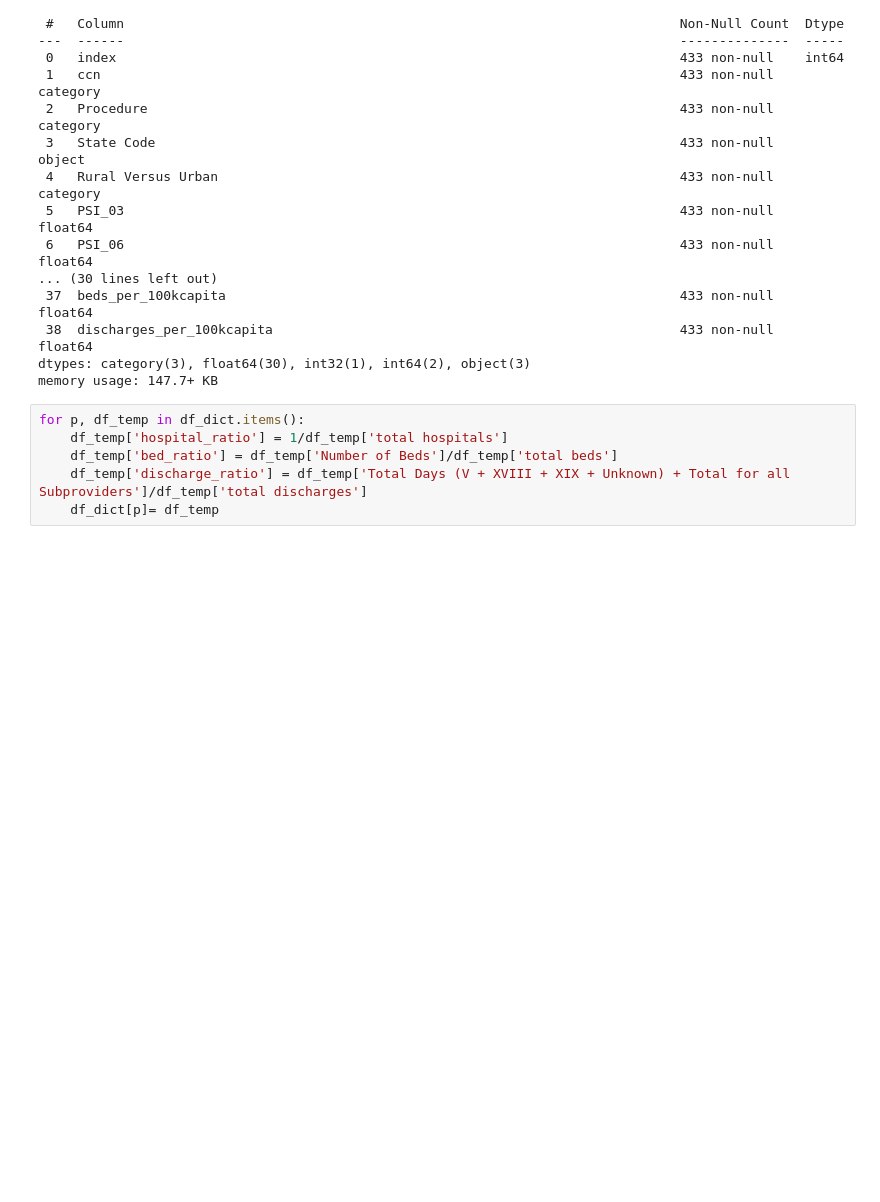
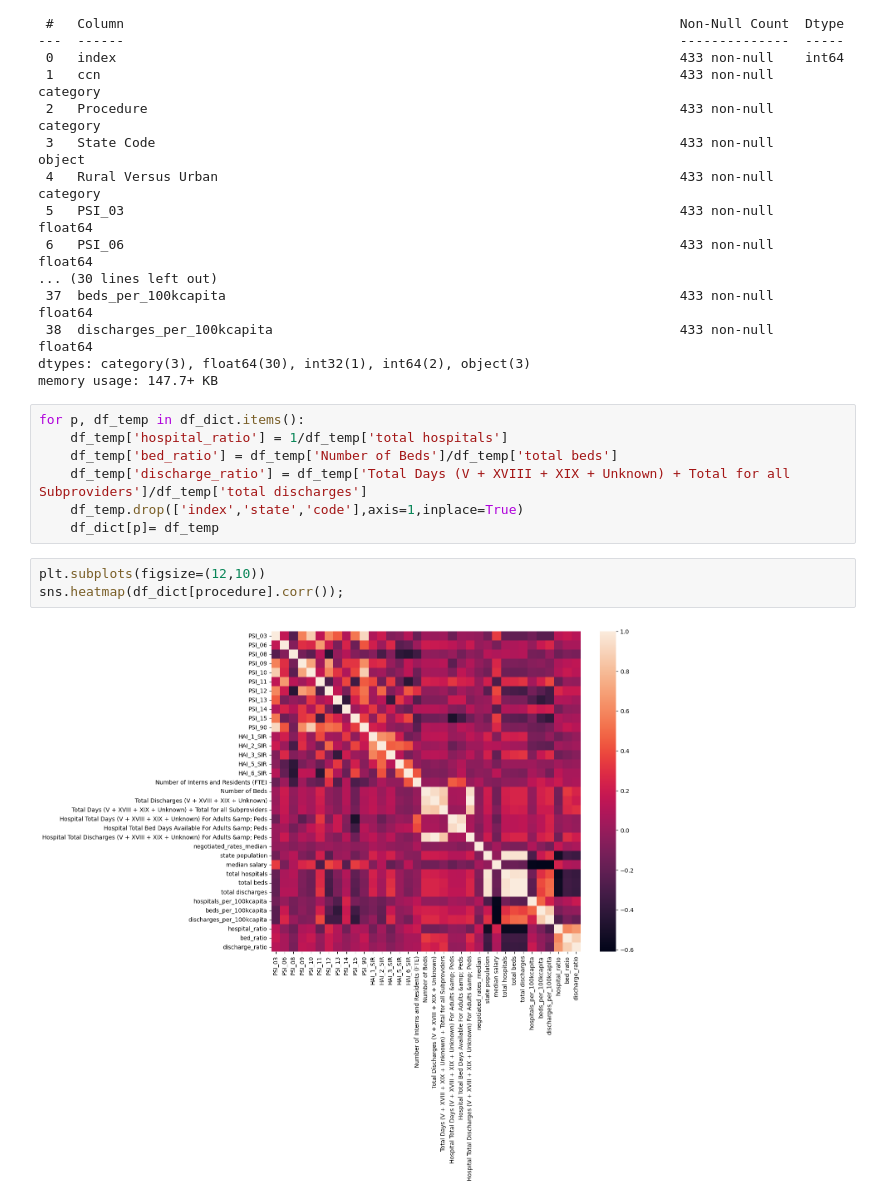
Before and after one commit to tennisvs/Springboard, a Jupyter notebook: Capstone/Capstone_Part_5_EDA.ipynb, the cells around one changed output. Cells and saved outputs as stored; diff of their text form; blank space fills up the shorter version.

```diff
--- a/Capstone/Capstone_Part_5_EDA.ipynb
+++ b/Capstone/Capstone_Part_5_EDA.ipynb
@@ -1258,4 +1258,10 @@ for p, df_temp in df_dict.items():
     df_temp['hospital_ratio'] = 1/df_temp['total hospitals']
     df_temp['bed_ratio'] = df_temp['Number of Beds']/df_temp['total beds']
     df_temp['discharge_ratio'] = df_temp['Total Days (V + XVIII + XIX + Unknown) + Total for all Subproviders']/df_temp['total discharges']
+    df_temp.drop(['index','state','code'],axis=1,inplace=True)
     df_dict[p]= df_temp
+# %%
+plt.subplots(figsize=(12,10))
+sns.heatmap(df_dict[procedure].corr());
+# %% [output]
+[figure, added]
```
Also changed, not shown: parts of 3 cells of this notebook.
